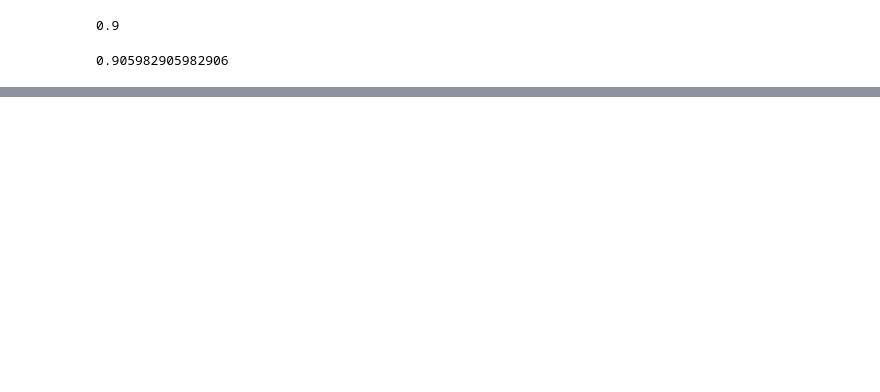
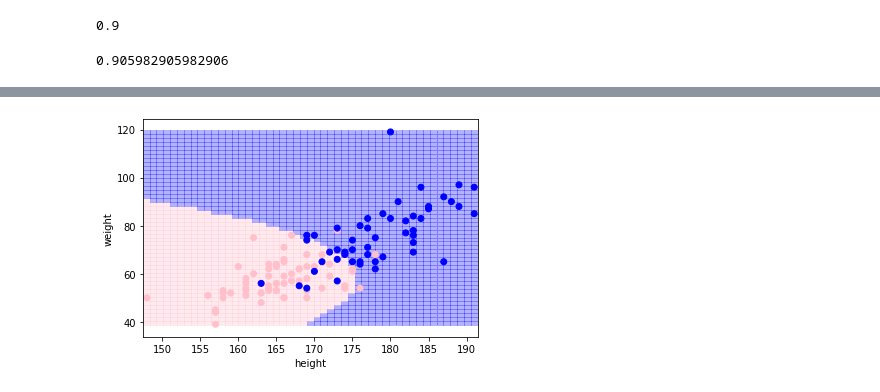
Before and after one commit to ileods/Labs, a Jupyter notebook: Лаба2/Часть 2..ipynb, the cells around one changed output, grey strips where cells are left out. Drawn from its saved outputs; the diff is of its cells as text; code cells hidden in the pictures; blank space fills up the shorter version.

```diff
--- a/Лаба2/Часть 2..ipynb
+++ b/Лаба2/Часть 2..ipynb
@@ -232,3 +237,10 @@ plt.show()
+# %%
+plt.pcolormesh(xx1_train,xx2_train, y_pred_train_qda.reshape(xx1_train.shape), cmap=class_cmap, alpha=0.3, shading='auto')
+plt.gca().set(xlabel='height', ylabel='weight')
+plt.scatter(X_train['height'], X_train['weight'], c=y_train, cmap=class_cmap)
+plt.show()
+# %% [output]
+[figure, added]
 # %%
 x1_min_test, x1_max_test = X_test['height'].min()-0.5, X_test['height'].max()+0.5
 x2_min_test, x2_max_test = X_test['weight'].min()-0.5, X_test['weight'].max()+0.5
```
Also changed, not shown: parts of 21 cells of this notebook.
